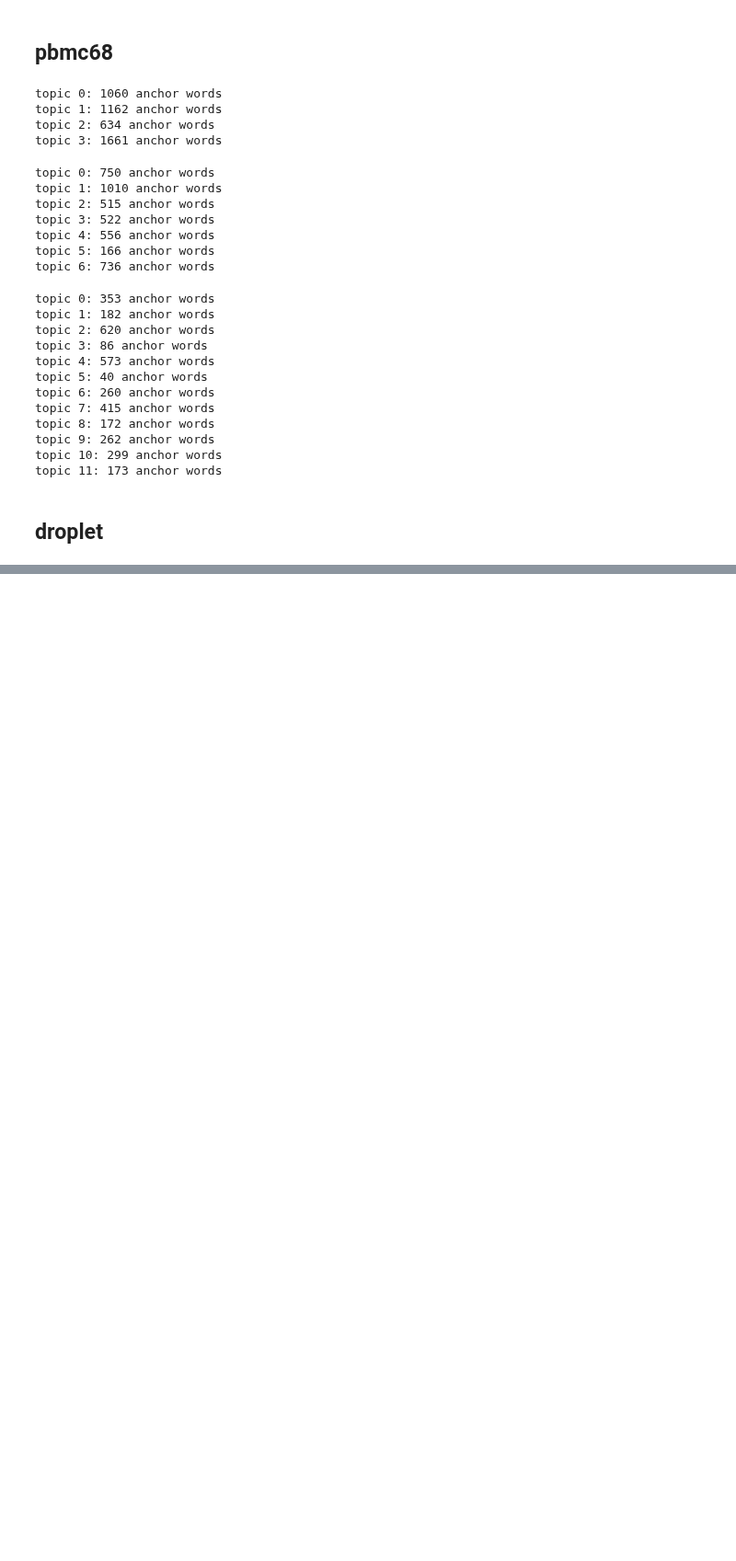
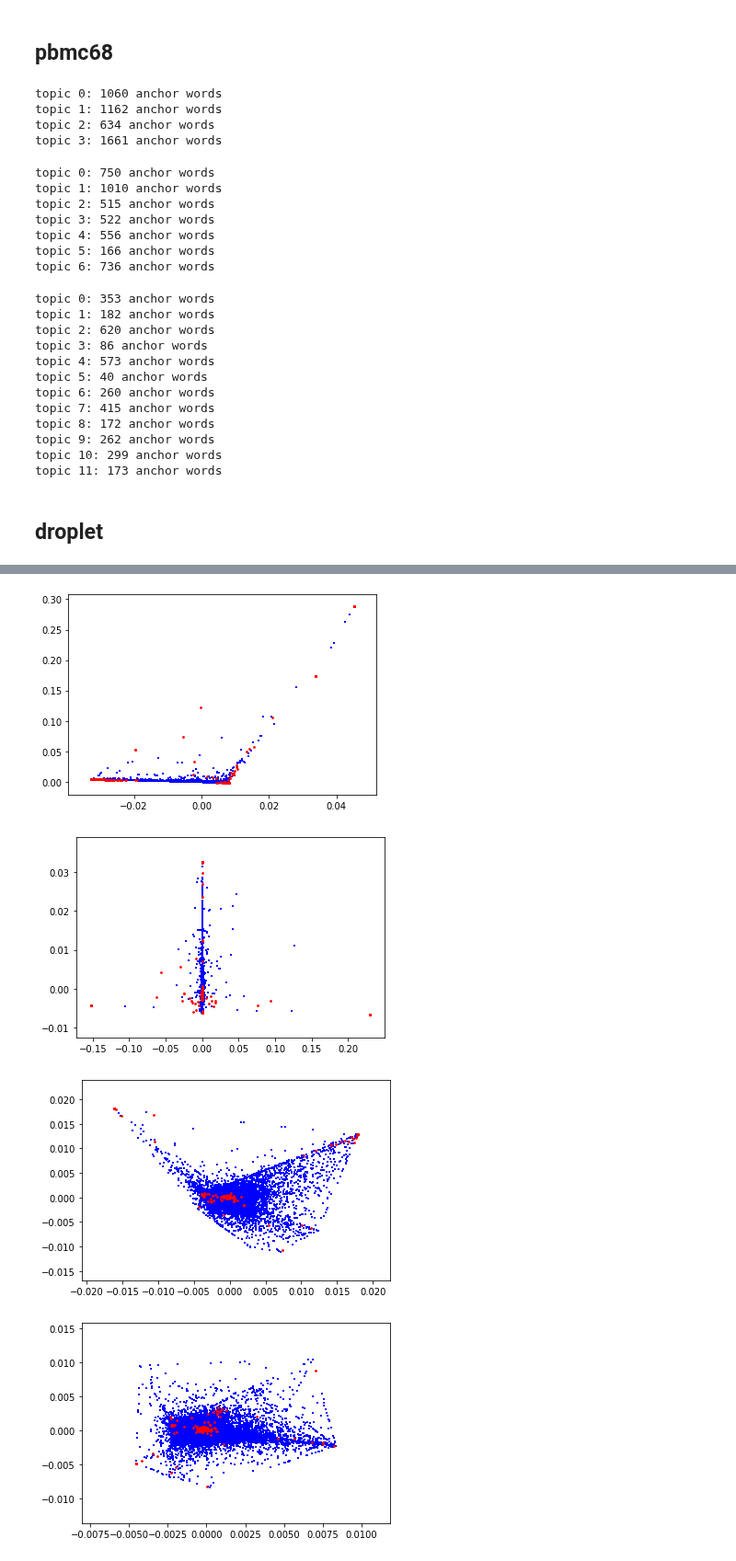
Before and after one commit to zihao12/pyJSMF-RAW, a Jupyter notebook: experiments/real_data_anchor_word.ipynb, the cells around one changed output, grey strips where cells are left out. Shown at 92% size. Saved outputs shown, nothing was run; the diff lists cells and outputs as text; code cells hidden in the pictures; blank space fills up the shorter version.

```diff
--- a/experiments/real_data_anchor_word.ipynb
+++ b/experiments/real_data_anchor_word.ipynb
@@ -551,0 +646,16 @@ topic 11: 211 anchor words
+# %%
+all_anchor_word = []
+for i in range(k):
+    ind = np.where(find_anchor_word_k(F, i) == True)[0].tolist()
+    all_anchor_word += ind
+
+vis_extremal_pca(Cbar, all_anchor_word, which_dim = [0, 1], annotate=False,fontsize=10, s = 3)
+vis_extremal_pca(Cbar, all_anchor_word, which_dim = [2, 3], annotate=False,fontsize=10, s= 3)
+vis_extremal_pca(Cbar, all_anchor_word, which_dim = [4, 5], annotate=False,fontsize=10, s = 3)
+vis_extremal_pca(Cbar, all_anchor_word, which_dim = [6, 7], annotate=False,fontsize=10, s = 3)
+vis_extremal_pca(Cbar, all_anchor_word, which_dim = [8, 9], annotate=False,fontsize=10, s = 3)
+# %% [output]
+[figure, added]
+[figure, added]
+[figure, added]
+[figure, added]
```
Also changed, not shown: parts of 9 cells of this notebook, 1 other file.
